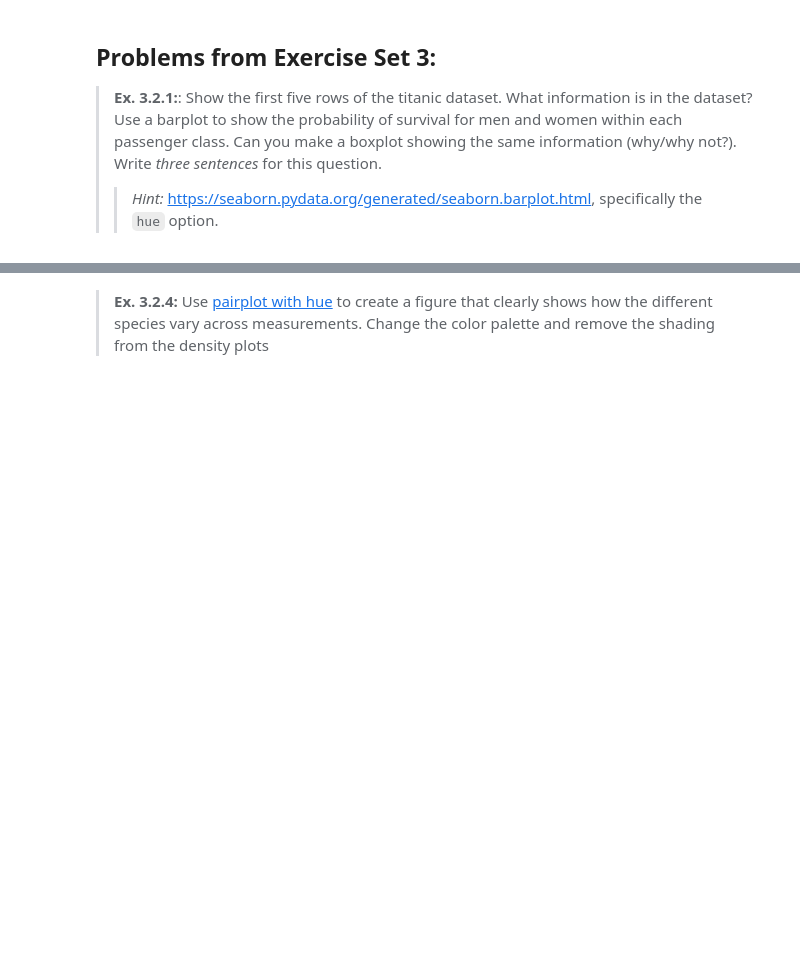
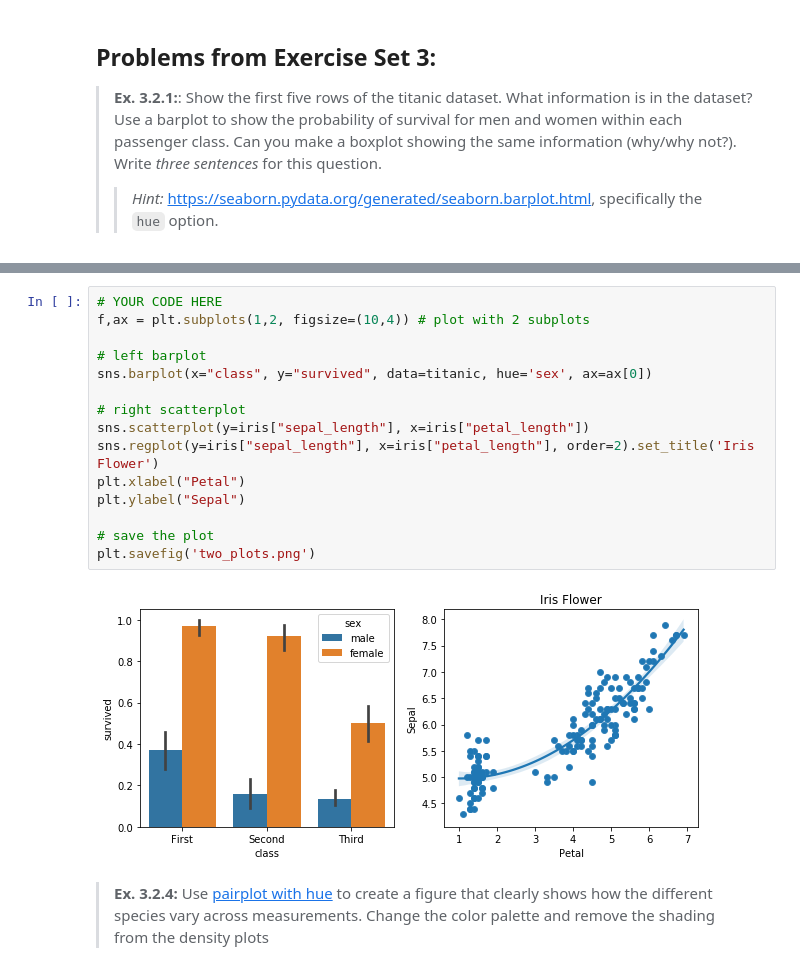
Before and after one commit to isds47/Isds47, a Jupyter notebook: assignment1/assignment_1.ipynb, the cells around one changed output, grey strips where cells are left out. Cells and saved outputs as stored; diff of their text form; blank space fills up the shorter version.

```diff
--- a/assignment1/assignment_1.ipynb
+++ b/assignment1/assignment_1.ipynb
@@ -97,5 +97,22 @@ raise NotImplementedError()
 # %% [output]
 [figure]
+# %%
+# YOUR CODE HERE
+f,ax = plt.subplots(1,2, figsize=(10,4)) # plot with 2 subplots
+
+# left barplot
+sns.barplot(x="class", y="survived", data=titanic, hue='sex', ax=ax[0])
+
+# right scatterplot
+sns.scatterplot(y=iris["sepal_length"], x=iris["petal_length"])
+sns.regplot(y=iris["sepal_length"], x=iris["petal_length"], order=2).set_title('Iris Flower')
+plt.xlabel("Petal")
+plt.ylabel("Sepal")
+
+# save the plot
+plt.savefig('two_plots.png')
+# %% [output]
+[figure, added]
 # %% [markdown]
 > **Ex. 3.2.4:** Use [pairplot with hue](https://seaborn.pydata.org/generated/seaborn.pairplot.html) to create a figure that clearly shows how the different species vary across measurements. Change the color palette and remove the shading from the density plots
 # %%
```
Also changed, not shown: parts of 9 cells of this notebook, 2 other files.
